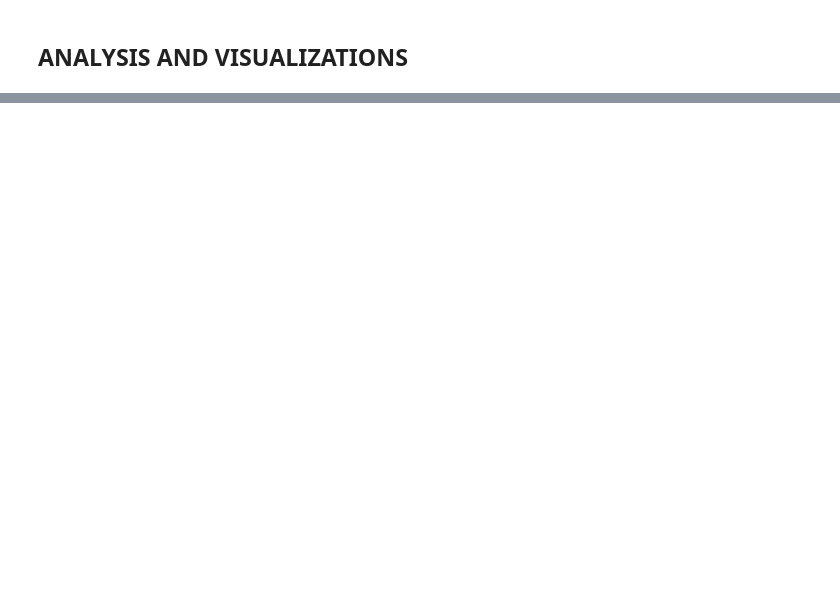
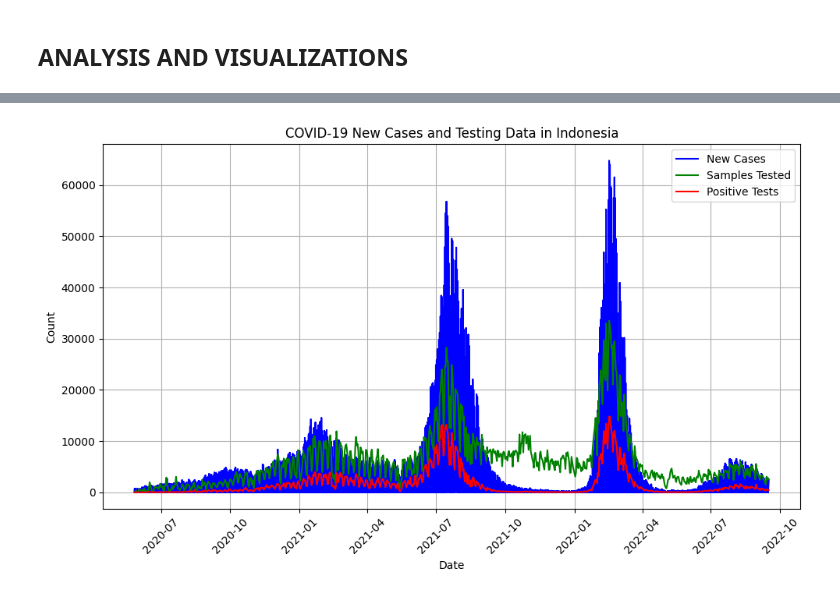
Before and after one commit to DatBoiSUS-Baka/EDA-Covid-19, a Jupyter notebook: Covid-19.ipynb, the cells around one changed output, grey strips where cells are left out. Saved outputs shown, nothing was run; the diff lists cells and outputs as text; code cells hidden in the pictures; blank space fills up the shorter version.

```diff
--- a/Covid-19.ipynb
+++ b/Covid-19.ipynb
@@ -390,0 +445,31 @@ va2.head()
+# %%
+# Melakukan pembersihan data dan mengkonversikannya agar bisa di gabungkan
+bor['Date'] = pd.to_datetime(bor['Date'])
+pcr['tanggal'] = pd.to_datetime(pcr['tanggal'])
+
+# melakukan gabung data
+merged_df = pd.merge(bor, pcr, left_on='Date', right_on='tanggal', how='inner')
+
+# Cari kolom yang relevan dengan 2 data sebelumnya
+plot_data = merged_df[['Date', 'New Cases', 'New Deaths', 'positif', 'jumlah_sampel']]
+
+# Buat grafik datanya
+import matplotlib.pyplot as plt
+
+plt.figure(figsize=(10, 6))
+plt.plot(plot_data['Date'], plot_data['New Cases'], label='New Cases', color='blue')
+plt.plot(plot_data['Date'], plot_data['jumlah_sampel'], label='Samples Tested', color='green')
+plt.plot(plot_data['Date'], plot_data['positif'], label='Positive Tests', color='red')
+
+plt.xlabel('Date')
+plt.ylabel('Count')
+plt.title('COVID-19 New Cases and Testing Data in Indonesia')
+plt.legend()
+plt.grid(True)
+plt.xticks(rotation=45)
+plt.tight_layout()
+
+# Tampilkan datanya
+plt.show()
+# %% [output]
+[figure, added]
```
Also changed, not shown: parts of 13 cells of this notebook.
